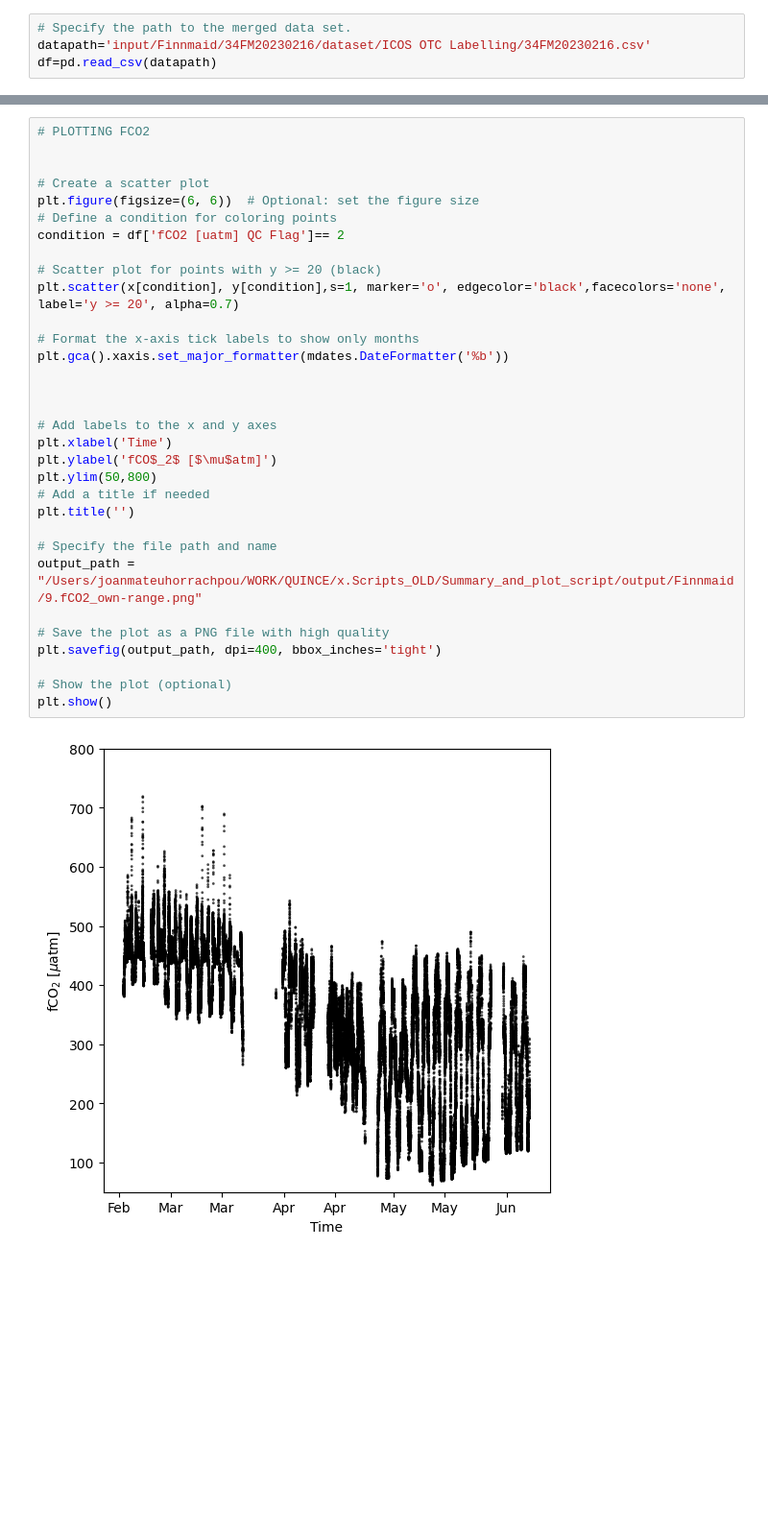
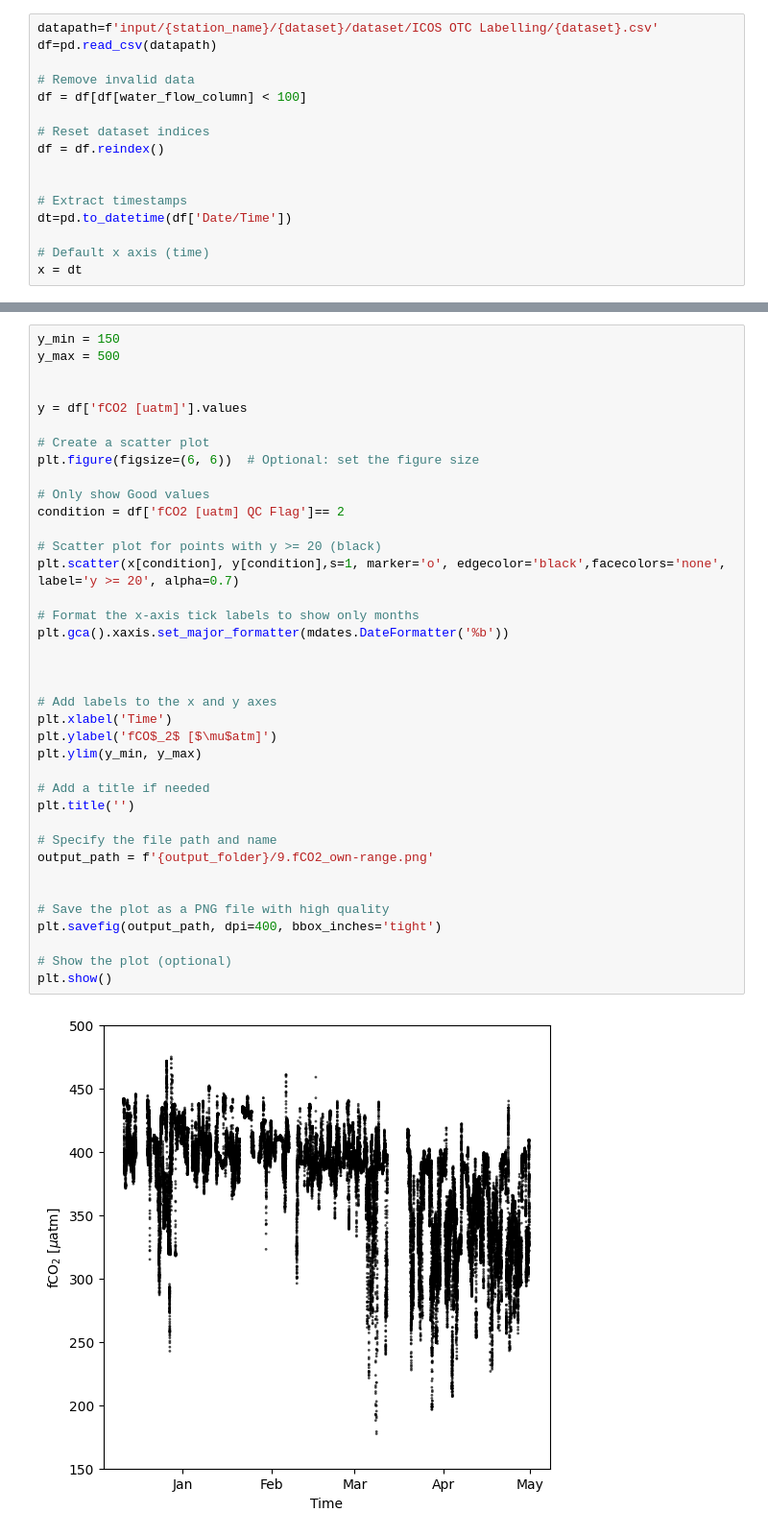
Before and after one commit to squaregoldfish/PLOTS_QUINCE, a Jupyter notebook: PLOTTING_QUINCE_EXAMPLE.ipynb, the cells around one changed output, grey strips where cells are left out. Shown at 96% size. Cells and saved outputs as stored; diff of their text form; blank space fills up the shorter version.

Commit message:
Basic plots notebook updated
It may be that we don't need this any more. It does some of the simple plots but not all of them, and Ingunn has started to make these herself.

```diff
--- a/PLOTTING_QUINCE_EXAMPLE.ipynb
+++ b/PLOTTING_QUINCE_EXAMPLE.ipynb
@@ -10,4 +60,16 @@ import matplotlib.dates as mdates
 # %%
-# Specify the path to the merged data set.
-datapath='input/Finnmaid/34FM20230216/dataset/ICOS OTC Labelling/34FM20230216.csv'
+datapath=f'input/{station_name}/{dataset}/dataset/ICOS OTC Labelling/{dataset}.csv'
 df=pd.read_csv(datapath)
+
+# Remove invalid data
+df = df[df[water_flow_column] < 100]
+
+# Reset dataset indices
+df = df.reindex()
+
+
+# Extract timestamps
+dt=pd.to_datetime(df['Date/Time'])
+
+# Default x axis (time)
+x = dt
@@ -110,34 +164,40 @@ y = df['fCO2 [uatm]'].values
 # %%
-# PLOTTING FCO2
+y_min = 150
+y_max = 500
 
+
+y = df['fCO2 [uatm]'].values
 
 # Create a scatter plot
 plt.figure(figsize=(6, 6))  # Optional: set the figure size
-# Define a condition for coloring points
+
+# Only show Good values
 condition = df['fCO2 [uatm] QC Flag']== 2
 
 # Scatter plot for points with y >= 20 (black)
 plt.scatter(x[condition], y[condition],s=1, marker='o', edgecolor='black',facecolors='none', label='y >= 20', alpha=0.7)
 
 # Format the x-axis tick labels to show only months
 plt.gca().xaxis.set_major_formatter(mdates.DateFormatter('%b'))
 
 
 
 # Add labels to the x and y axes
 plt.xlabel('Time')
 plt.ylabel('fCO$_2$ [$\mu$atm]')
-plt.ylim(50,800)
+plt.ylim(y_min, y_max)
+
 # Add a title if needed
 plt.title('')
 
 # Specify the file path and name
-output_path = "/Users/joanmateuhorrachpou/WORK/QUINCE/x.Scripts_OLD/Summary_and_plot_script/output/Finnmaid/9.fCO2_own-range.png"
+output_path = f'{output_folder}/9.fCO2_own-range.png'
+
 
 # Save the plot as a PNG file with high quality
 plt.savefig(output_path, dpi=400, bbox_inches='tight')
 
 # Show the plot (optional)
 plt.show()
 # %% [output]
-[figure, old version]
+[figure, new version]
```
Also changed, not shown: parts of 25 cells of this notebook, 1 other file.
